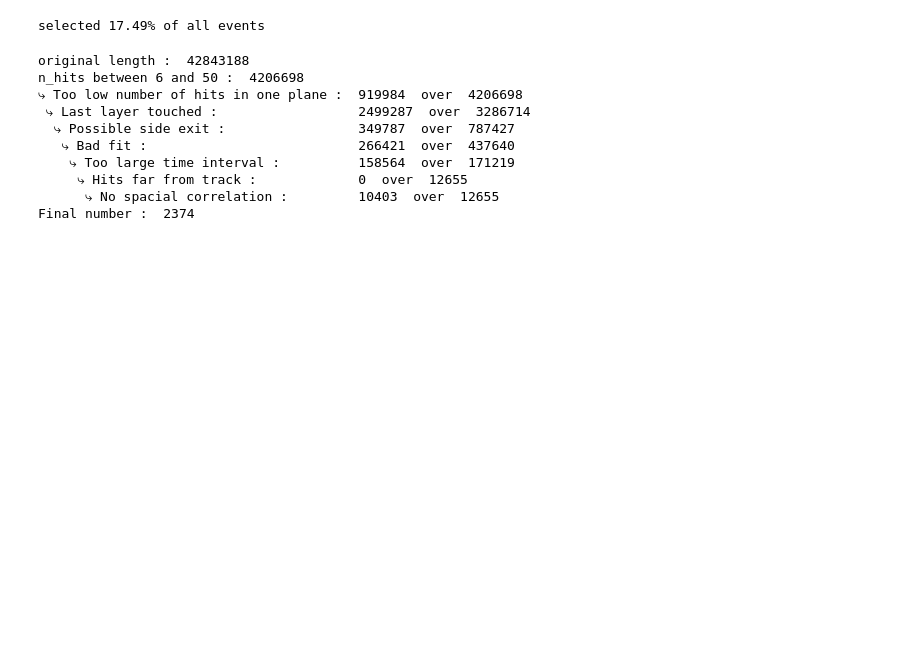
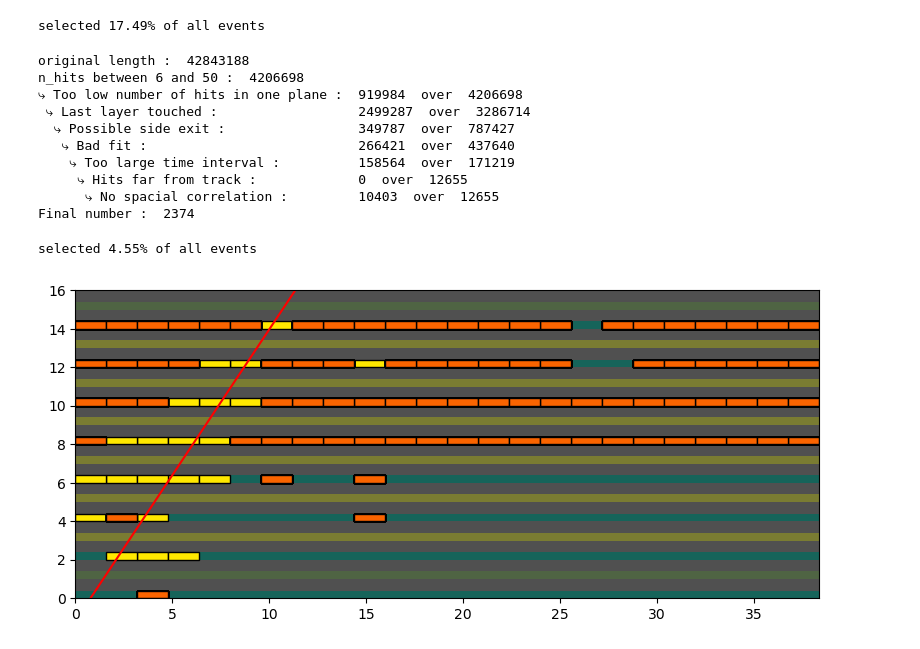
Before and after one commit to kauniska/ecal_reco, a Jupyter notebook: muon_decay/raw_data_analysis.ipynb, the cells around one changed output. Saved outputs shown, nothing was run; the diff lists cells and outputs as text; code cells hidden in the pictures; blank space fills up the shorter version.

```diff
--- a/muon_decay/raw_data_analysis.ipynb
+++ b/muon_decay/raw_data_analysis.ipynb
@@ -167,46 +167,53 @@ n_hits between 6 and 50 :  4206698
      ⤷ Hits far from track :             0  over  12655
       ⤷ No spacial correlation :         10403  over  12655
 Final number :  2374
+# %%
+run = "10h"
+
+# Load the data
+df_hits_total, df_hits, og_len, new_len = load_run(raw_data_directory+run+"\\")
+# %% [output]
+selected 4.55% of all events
 # %%
-run = "run_000154"
-
-# Load the data
-df_hits_total, df_hits, og_len, new_len = load_run(raw_data_directory+run+"\\")
-
 time_intervals = np.loadtxt(data_storage+"time_intervals_"+run+".txt")
 indices = np.loadtxt(data_storage+"events_indices_"+run+".txt").astype(int)
-large_time = []
-for i,t in enumerate(time_intervals):
-    if t>1000:
-        large_time.append(i)
+# large_time = []
+# for i,t in enumerate(time_intervals):
+#     if t>1400:
+#         large_time.append(i)
 
-large_time_indices = indices[large_time]
+# large_time_indices = indices[large_time]
 
 %matplotlib inline
 
-i = 0
+i = 6
 
 kb = ""
 while kb == "":
-    event = df_hits.loc[large_time_indices[i]]
-    next_event = df_hits_total.loc[large_time_indices[i]+1]
+    # event = df_hits.loc[large_time_indices[i]]
+    # next_event = df_hits_total.loc[large_time_indices[i]+1]
+    event = df_hits.loc[indices[i]]
+    next_event = df_hits_total.loc[indices[i]+1]
 
     hits = [Hit(event,i) for i in range(event['n_hits'
 
     ])]
     hitsX = [h for h in hits if h.is_sidex]
     hits_next_event = [Hit(next_event,i) for i in range(next_event['n_hits'])]
     hitsX_next_event = [h for h in hits_next_event if h.is_sidex]
 
     track = Track(hitsX)
     fig,ax = plot_hits(hits,True,True,scaling = 0.5,hits_next = hits_next_event)
     z = np.linspace(0,16)
     x = track.t*z+track.x0
     ax.plot(x,z,'r-')
     display.clear_output(wait=False)
     print("i = ", i)
     print(hits_next_event[0].timestamp_event-hits_next_event[0].timestamp-hits[-1].timestamp_event+hits[-1].timestamp)
     fig.savefig("fig_muon_decay_problem.pdf".format(i))
     display.display(fig)
     kb = input()
     i = i+1
+display.clear_output(wait=False)
+# %% [output]
+[figure, added]
```
Also changed, not shown: parts of 2 cells of this notebook, 12 other files.
